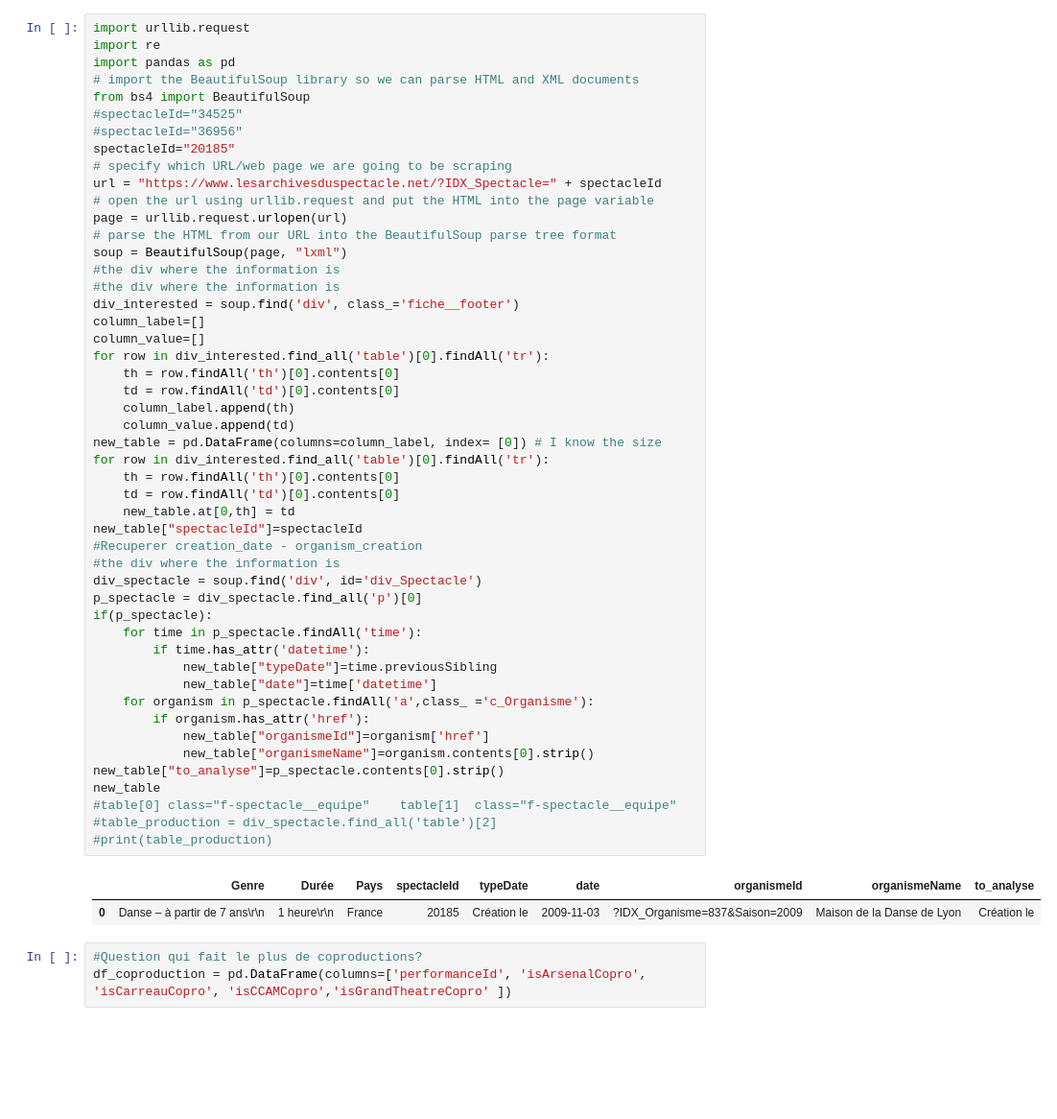
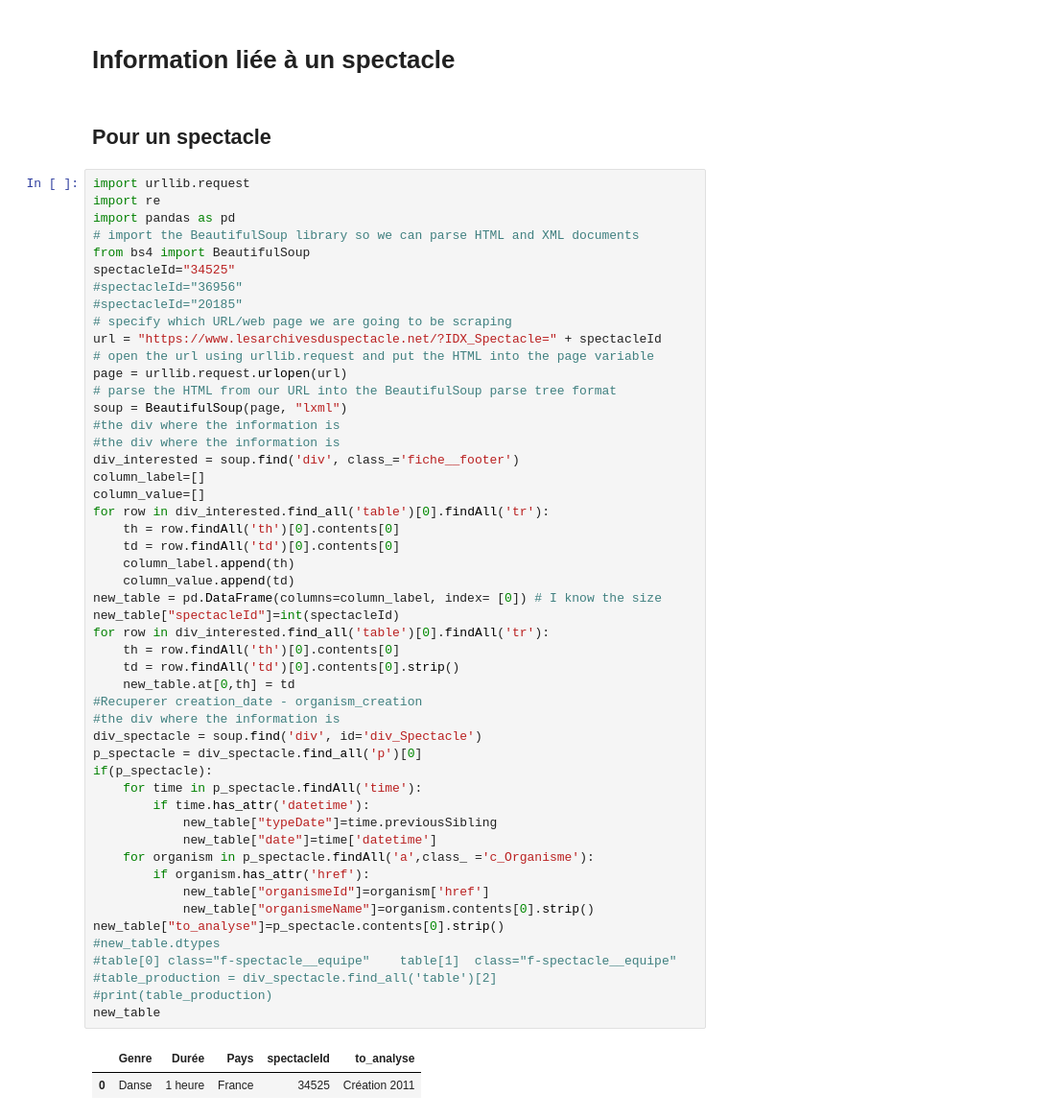
Before and after one commit to eliselavy/scrapper-notebook, a Jupyter notebook: notebooks/archives_spectacle/import_performance_info.ipynb, the cells around one changed output. Shown: that part at 96% size. Drawn from its saved outputs; the diff is of its cells as text; blank space fills up the shorter version.

Commit message:
import performance info

```diff
--- a/notebooks/archives_spectacle/import_performance_info.ipynb
+++ b/notebooks/archives_spectacle/import_performance_info.ipynb
@@ -1,12 +1,16 @@
+# %% [markdown]
+# Information liée à un spectacle
+# %% [markdown]
+## Pour un spectacle
 # %%
 import urllib.request
 import re
 import pandas as pd
 # import the BeautifulSoup library so we can parse HTML and XML documents
 from bs4 import BeautifulSoup
-#spectacleId="34525"
+spectacleId="34525"
 #spectacleId="36956"
-spectacleId="20185"
+#spectacleId="20185"
 # specify which URL/web page we are going to be scraping
 url = "https://www.lesarchivesduspectacle.net/?IDX_Spectacle=" + spectacleId
 # open the url using urllib.request and put the HTML into the page variable
@@ -18,38 +22,36 @@ soup = BeautifulSoup(page, "lxml")
 div_interested = soup.find('div', class_='fiche__footer')
 column_label=[]
 column_value=[]
 for row in div_interested.find_all('table')[0].findAll('tr'):
     th = row.findAll('th')[0].contents[0]
     td = row.findAll('td')[0].contents[0]
     column_label.append(th)
     column_value.append(td)
 new_table = pd.DataFrame(columns=column_label, index= [0]) # I know the size
+new_table["spectacleId"]=int(spectacleId)
 for row in div_interested.find_all('table')[0].findAll('tr'):
     th = row.findAll('th')[0].contents[0]
-    td = row.findAll('td')[0].contents[0]
+    td = row.findAll('td')[0].contents[0].strip()
     new_table.at[0,th] = td
-new_table["spectacleId"]=spectacleId
 #Recuperer creation_date - organism_creation
 #the div where the information is
 div_spectacle = soup.find('div', id='div_Spectacle')
 p_spectacle = div_spectacle.find_all('p')[0]
 if(p_spectacle):
     for time in p_spectacle.findAll('time'):
         if time.has_attr('datetime'):
             new_table["typeDate"]=time.previousSibling
             new_table["date"]=time['datetime']
     for organism in p_spectacle.findAll('a',class_ ='c_Organisme'):
         if organism.has_attr('href'):
             new_table["organismeId"]=organism['href']
             new_table["organismeName"]=organism.contents[0].strip()
 new_table["to_analyse"]=p_spectacle.contents[0].strip()
-new_table
+#new_table.dtypes
 #table[0] class="f-spectacle__equipe"    table[1]  class="f-spectacle__equipe"
 #table_production = div_spectacle.find_all('table')[2]
 #print(table_production)
+new_table
 # %% [output]
-|  | Genre | Durée | Pays | spectacleId | typeDate | date | organismeId | organismeName | to_analyse |
-| 0 | Danse – à partir de 7 ans\r\n | 1 heure\r\n | France | 20185 | Création le | 2009-11-03 | ?IDX_Organisme=837&Saison=2009 | Maison de la Danse de Lyon | Création le |
+|  | Genre | Durée | Pays | spectacleId | to_analyse |
+| 0 | Danse | 1 heure | France | 34525 | Création 2011 |
-# %%
-#Question qui fait le plus de coproductions?
-df_coproduction = pd.DataFrame(columns=['performanceId', 'isArsenalCopro', 'isCarreauCopro', 'isCCAMCopro','isGrandTheatreCopro' ])
```
Also changed, not shown: parts of 6 cells of this notebook, 2 other files.
